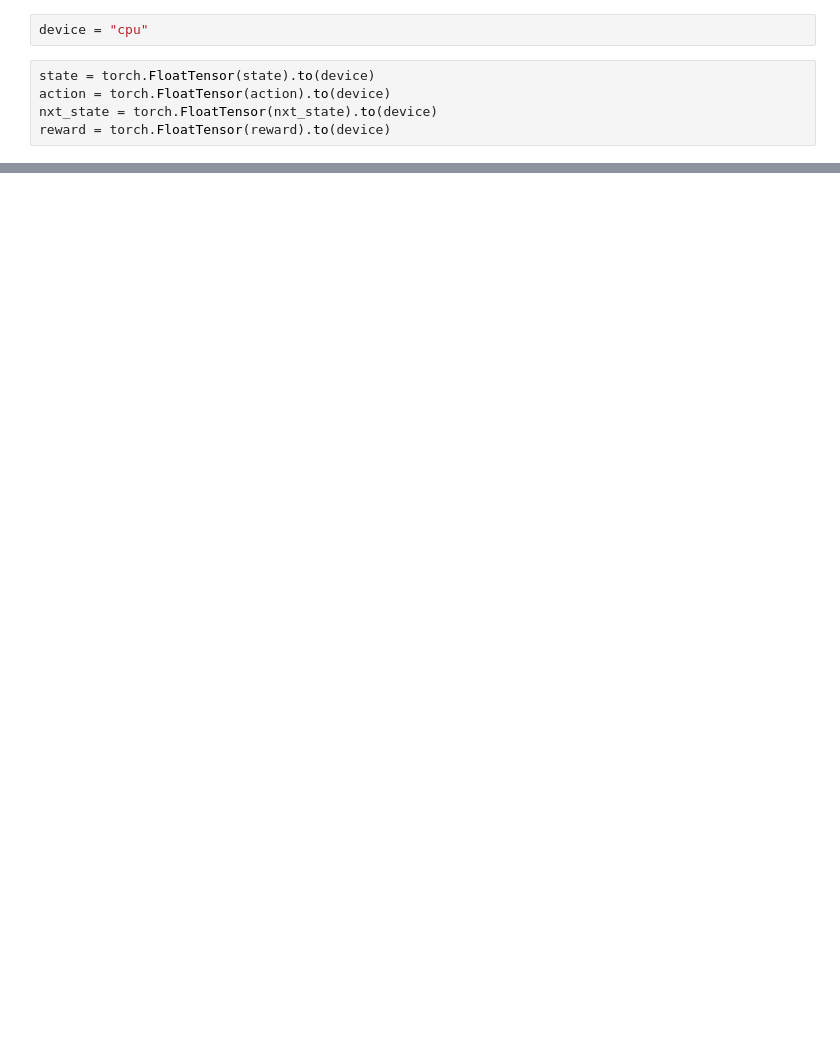
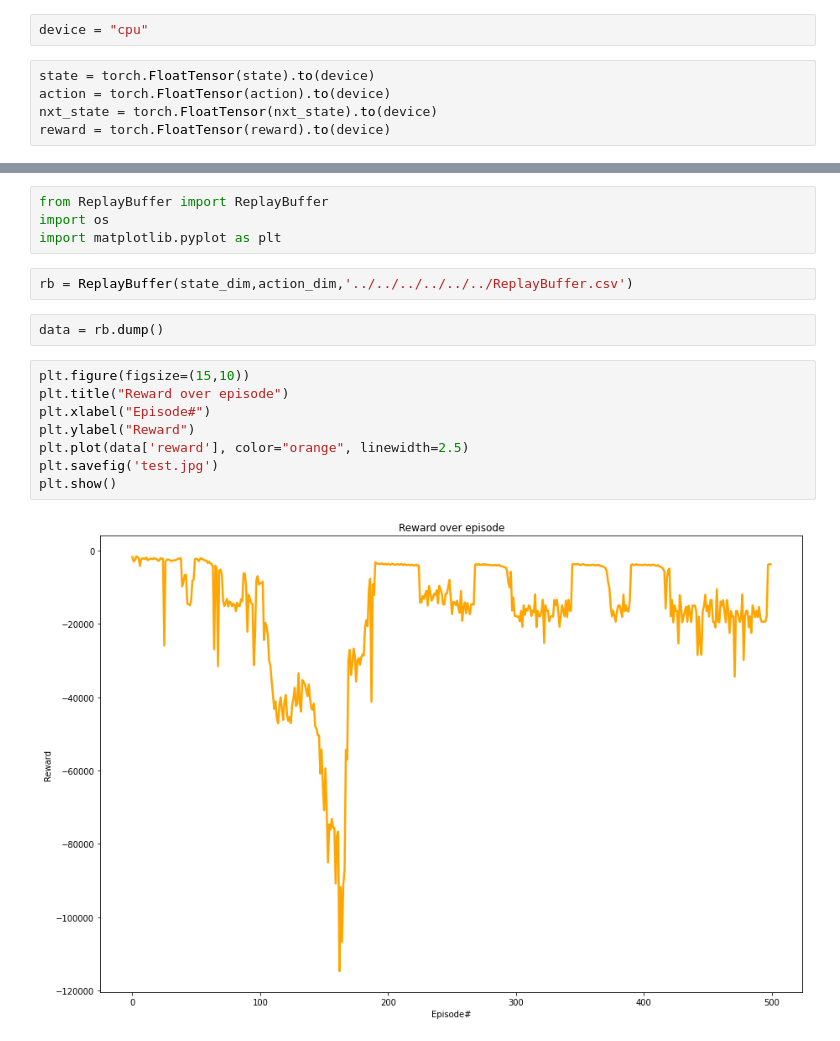
Before and after one commit to jprogrammer13/jumpleg_rl, a Jupyter notebook: src/Untitled.ipynb, the cells around one changed output, grey strips where cells are left out. Saved outputs shown, nothing was run; the diff lists cells and outputs as text; blank space fills up the shorter version.

```diff
--- a/src/Untitled.ipynb
+++ b/src/Untitled.ipynb
@@ -58,0 +39,18 @@ tensor([[401.5938],
+# %%
+from ReplayBuffer import ReplayBuffer
+import os
+import matplotlib.pyplot as plt
+# %%
+rb = ReplayBuffer(state_dim,action_dim,'../../../../../../ReplayBuffer.csv')
+# %%
+data = rb.dump()
+# %%
+plt.figure(figsize=(15,10))
+plt.title("Reward over episode")
+plt.xlabel("Episode#")
+plt.ylabel("Reward")
+plt.plot(data['reward'], color="orange", linewidth=2.5)
+plt.savefig('test.jpg')
+plt.show()
+# %% [output]
+[figure, added]
```
Also changed, not shown: parts of 2 cells of this notebook, 3 other files.
